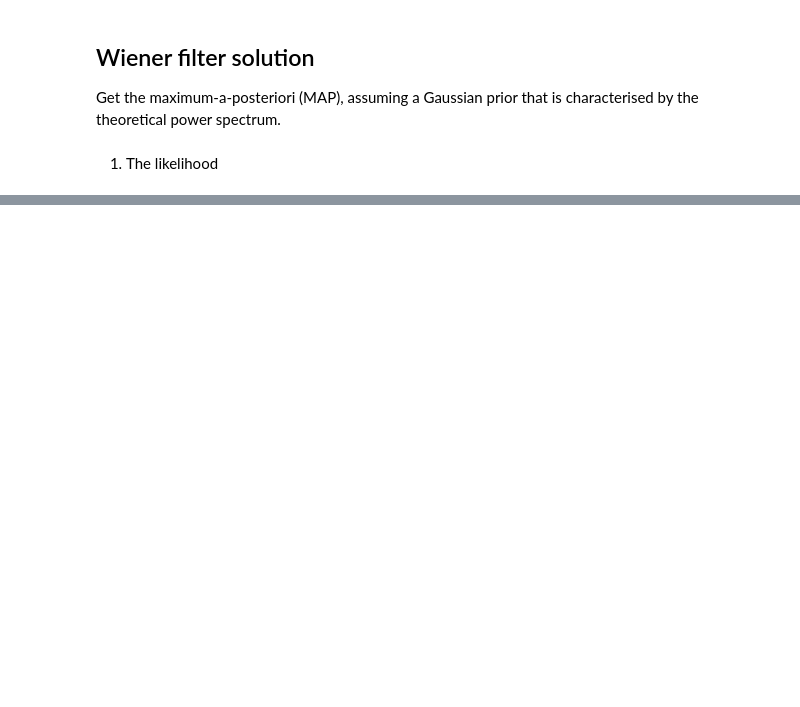
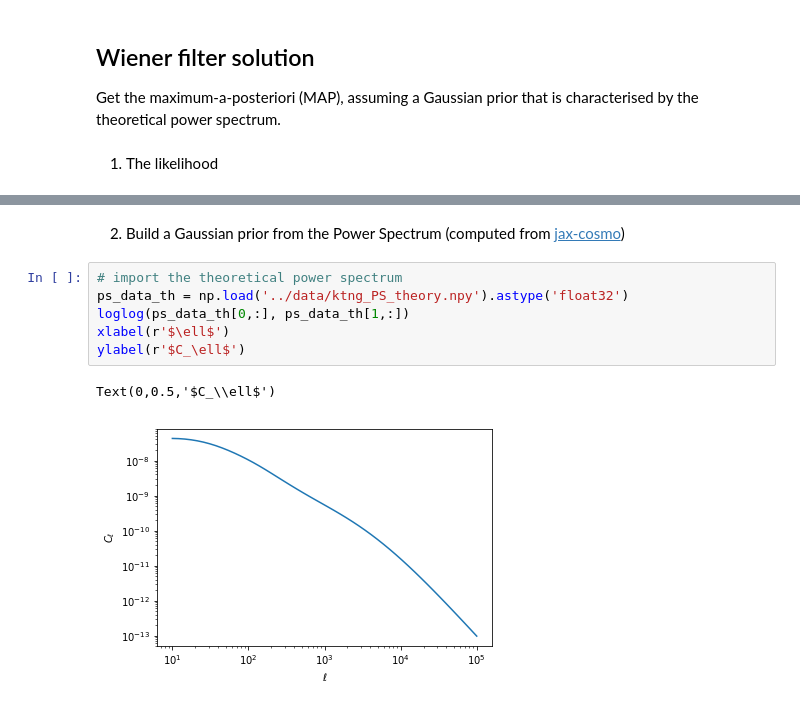
Before and after one commit to EiffL/Quarks2CosmosDataChallenge, a Jupyter notebook: notebooks/Lensing-challenge.ipynb, the cells around one changed output, grey strips where cells are left out. Saved outputs shown, nothing was run; the diff lists cells and outputs as text; blank space fills up the shorter version.

```diff
--- a/notebooks/Lensing-challenge.ipynb
+++ b/notebooks/Lensing-challenge.ipynb
@@ -165,0 +174,11 @@ Get the maximum-a-posteriori (MAP), assuming a Gaussian prior that is characteri
+# %% [markdown]
+2) Build a Gaussian prior from the Power Spectrum (computed from [jax-cosmo](https://github.com/DifferentiableUniverseInitiative/jax_cosmo))
+# %%
+# import the theoretical power spectrum
+ps_data_th = np.load('../data/ktng_PS_theory.npy').astype('float32')
+loglog(ps_data_th[0,:], ps_data_th[1,:])
+xlabel(r'$\ell$')
+ylabel(r'$C_\ell$')
+# %% [output]
+Text(0,0.5,'$C_\\ell$')
+[figure, added]
```
Also changed, not shown: parts of 20 cells of this notebook.
